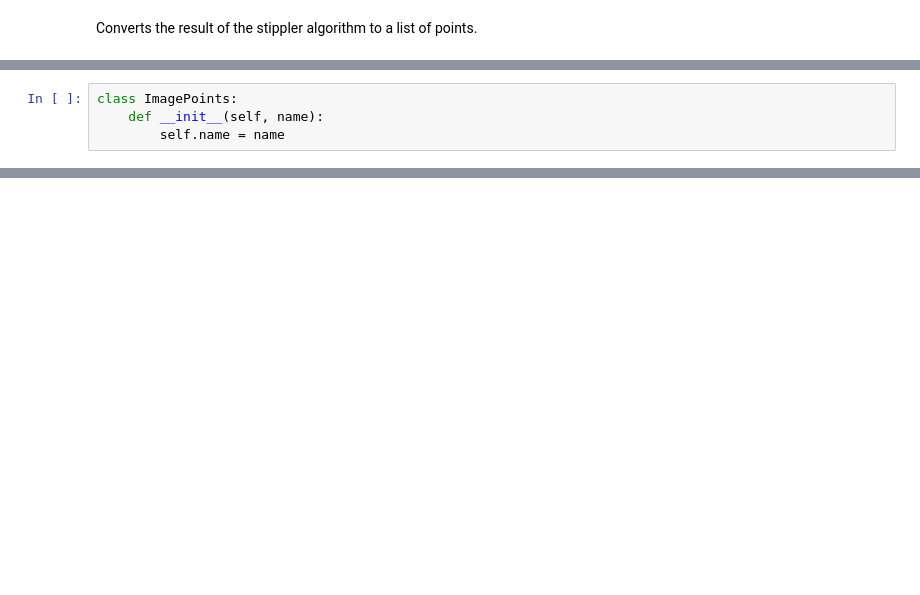
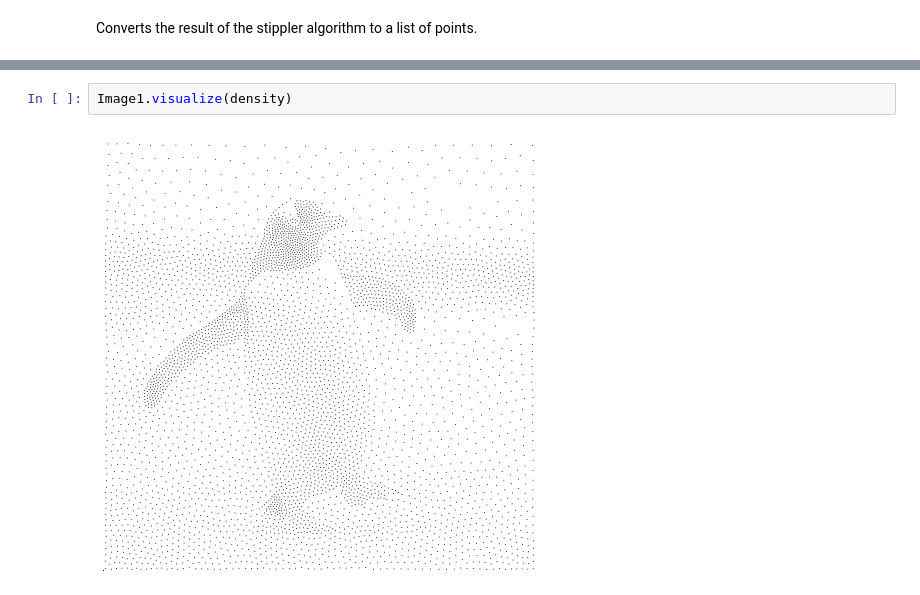
Before and after one commit to jacgonzalez/Graph_Art, a Jupyter notebook: src/stippling.ipynb, the cells around one changed output, grey strips where cells are left out. Cells and saved outputs as stored; diff of their text form; blank space fills up the shorter version.

```diff
--- a/src/stippling.ipynb
+++ b/src/stippling.ipynb
@@ -214,4 +182,0 @@ points1 = points.tolist()
-# %%
-class ImagePoints:
-    def __init__(self, name):
-        self.name = name
@@ -217,0 +248,4 @@ class ImagePoints:
+# %%
+Image1.visualize(density)
+# %% [output]
+[figure, added]
```
Also changed, not shown: parts of 7 cells of this notebook.
